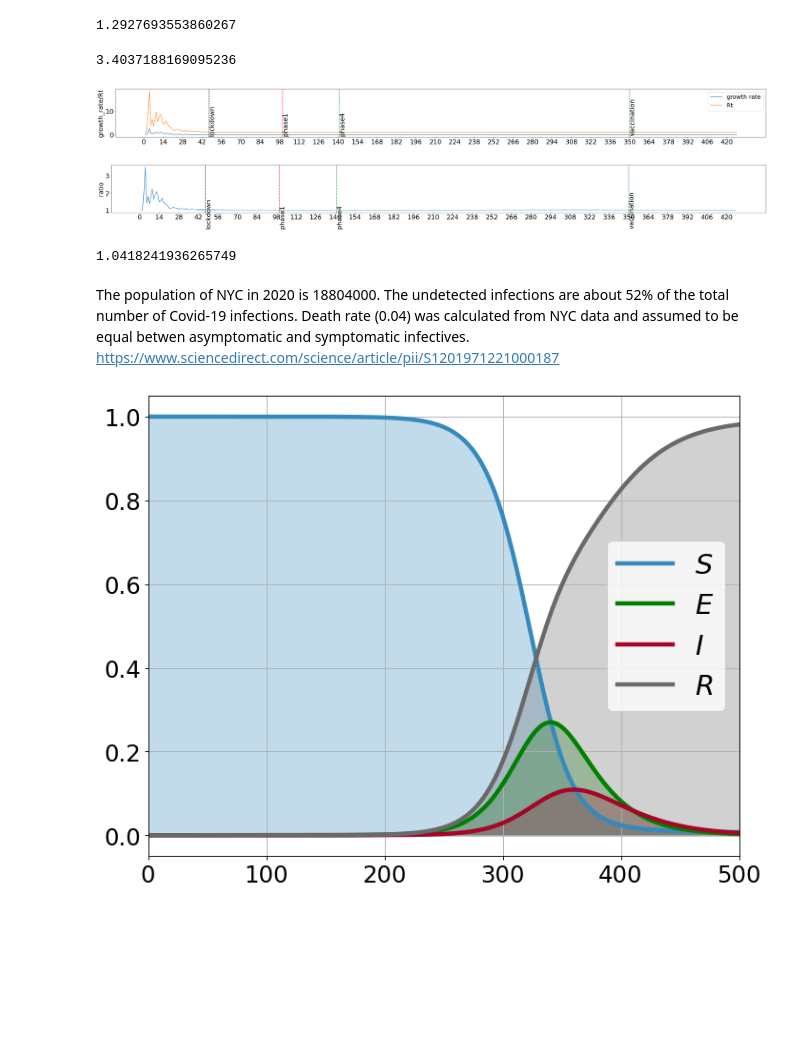
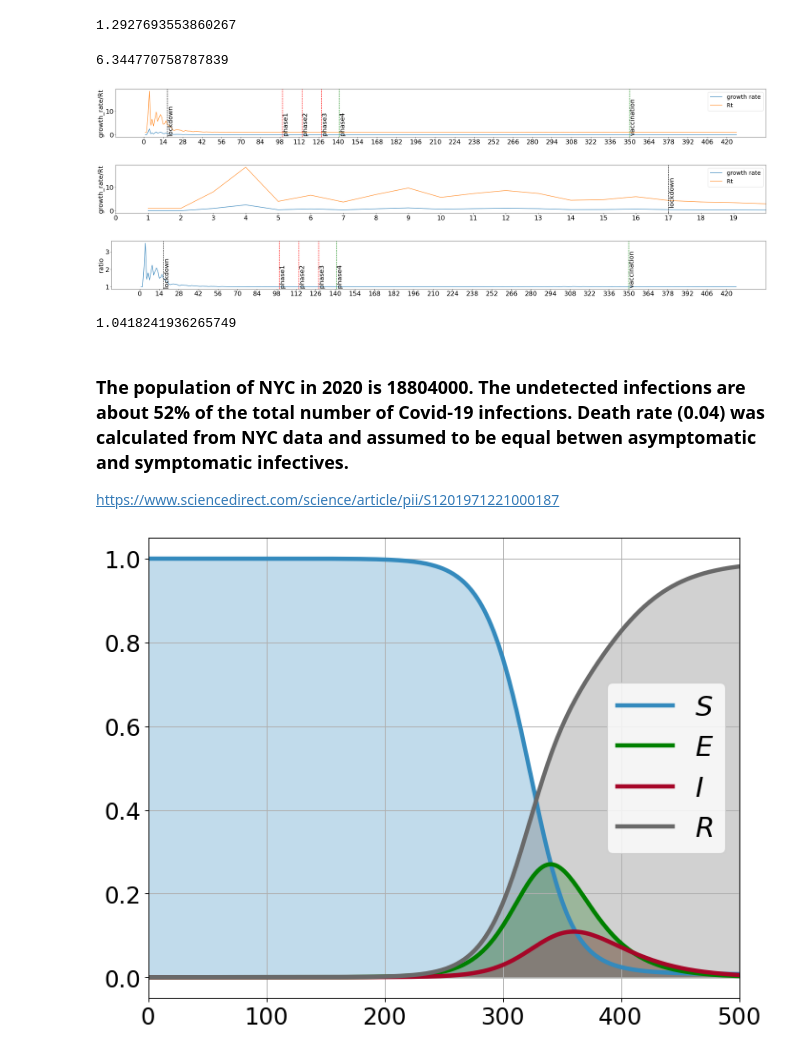
Before and after one commit to tc2992/AdvPython_Project, a Jupyter notebook: COVID_NYC_SEIR_YL.ipynb, the cells around one changed output. Cells and saved outputs as stored; diff of their text form; code cells hidden in the pictures; blank space fills up the shorter version.

```diff
--- a/COVID_NYC_SEIR_YL.ipynb
+++ b/COVID_NYC_SEIR_YL.ipynb
@@ -69,4 +81,7 @@ df['daily_death_rate'] = df['DEATH_COUNT']/df['CASE_COUNT']
 df['daily_death_rate'].mean()
 # %% [output]
 0.035207919149130705
+# %%
+df['cum_death'] = df['DEATH_COUNT'].cumsum()
+df['death_rate'] = df['cum_death']/df['cum_case']
 # %%
@@ -88,4 +108,4 @@ plt.show()
 # %%
 df['cum_death'] = df['DEATH_COUNT'].cumsum()
 # %%
-df['death_rate'] = df['cum_death']/df['cum_case']
+df['mortality_rate_7d'] = df['cum_death'].div(df['cum_case'].shift(7))
@@ -155,51 +190,75 @@ df['Rt'].mean()
 1.2927693553860267
 # %%
 # Average Rt before lockdown
-df.loc[0:47,'Rt'].mean()
+df.loc[0:17,'Rt'].mean()
 # %% [output]
-3.4037188169095236
+6.344770758787839
 # %%
+#daily growth rate vs Rt
 plt.rcParams["figure.figsize"] = (40,3)
 plt.plot(df['growth_rate'],label = 'growth rate')
 plt.ylabel('growth_rate/Rt')
 plt.plot(df['Rt'],label = 'Rt')
 plt.xticks(np.arange(0, 430, 14.0))
-plt.axvline(x=47,color='k', linestyle='--')
-plt.text(47,0,'lockdown',rotation=90)
+plt.axvline(x=17,color='k', linestyle='--')
+plt.text(17,0.1,'lockdown',rotation=90)
 plt.axvline(x=100,color='r', linestyle='--')
-plt.text(100,0,'phase1',rotation=90)
+plt.text(100,0.1,'phase1',rotation=90)
+plt.axvline(x=114,color='r', linestyle='--')
+plt.text(114,0.1,'phase2',rotation=90)
+plt.axvline(x=128,color='r', linestyle='--')
+plt.text(128,0.1,'phase3',rotation=90)
 plt.axvline(x=141,color='g', linestyle='--')
-plt.text(141,0,'phase4',rotation=90)
+plt.text(141,0.1,'phase4',rotation=90)
 plt.axvline(x=350,color='g', linestyle='--')
-plt.text(350,0,'vaccination',rotation=90)
+plt.text(350,0.1,'vaccination',rotation=90)
 plt.legend(fontsize = 20)
 plt.show()
 # %% [output]
-[figure, old version]
+[figure, new version]
+# %%
+# daily growth rate vs Rt before lockdown
+plt.rcParams["figure.figsize"] = (40,3)
+plt.plot(df['growth_rate'],label = 'growth rate')
+plt.ylabel('growth_rate/Rt')
+plt.plot(df['Rt'],label = 'Rt')
+plt.xticks(np.arange(0, 20, 1.0))
+plt.axvline(x=17,color='k', linestyle='--')
+plt.text(17,2,'lockdown',rotation=90)
+plt.xlim([0,20])
+plt.legend(fontsize = 20)
+plt.show()
+# %% [output]
+[figure, added]
 # %%
 df['ratio'] = df['cum_case'].div(df['cum_case'].shift(1))
 # %%
+# ratio of daily cumulative cases
 plt.rcParams["figure.figsize"] = (40,3)
 plt.plot(df['ratio'])
 plt.ylabel('ratio')
 plt.xticks(np.arange(0, 430, 14.0))
-plt.axvline(x=47,color='k', linestyle='--')
-plt.text(47,0,'lockdown',rotation=90)
+plt.axvline(x=17,color='k', linestyle='--')
+plt.text(17,1,'lockdown',rotation=90)
 plt.axvline(x=100,color='r', linestyle='--')
-plt.text(100,0,'phase1',rotation=90)
+plt.text(100,1,'phase1',rotation=90)
+plt.axvline(x=114,color='r', linestyle='--')
+plt.text(114,1,'phase2',rotation=90)
+plt.axvline(x=128,color='r', linestyle='--')
+plt.text(128,1,'phase3',rotation=90)
 plt.axvline(x=141,color='g', linestyle='--')
-plt.text(141,0,'phase4',rotation=90)
+plt.text(141,1,'phase4',rotation=90)
 plt.axvline(x=350,color='g', linestyle='--')
-plt.text(350,0,'vaccination',rotation=90)
+plt.text(350,1,'vaccination',rotation=90)
 plt.show()
 # %% [output]
-[figure, old version]
+[figure, new version]
 # %%
 df['ratio'].mean()
 # %% [output]
 1.0418241936265749
 # %% [markdown]
-The population of NYC in 2020 is 18804000. The undetected infections are about 52% of the total number of Covid-19 infections. Death rate (0.04) was calculated from NYC data and assumed to be equal betwen asymptomatic and symptomatic infectives.
+### The population of NYC in 2020 is 18804000. The undetected infections are about 52% of the total number of Covid-19 infections. Death rate (0.04) was calculated from NYC data and assumed to be equal betwen asymptomatic and symptomatic infectives.
 https://www.sciencedirect.com/science/article/pii/S1201971221000187
 # %%
 M = 1                  # the SIR model has no age structure
```
Also changed, not shown: parts of 19 cells of this notebook.
